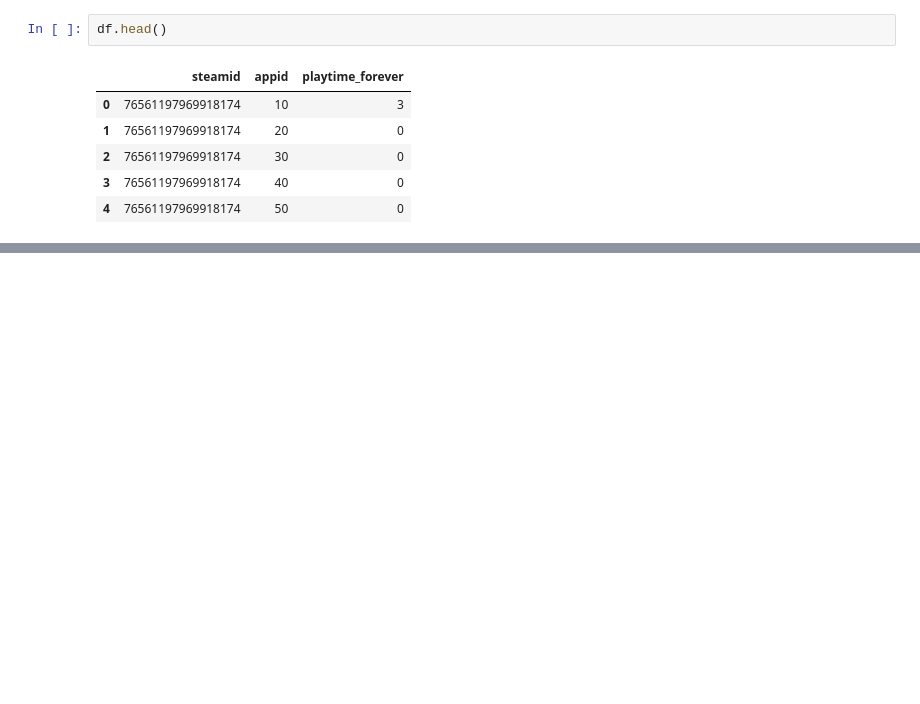
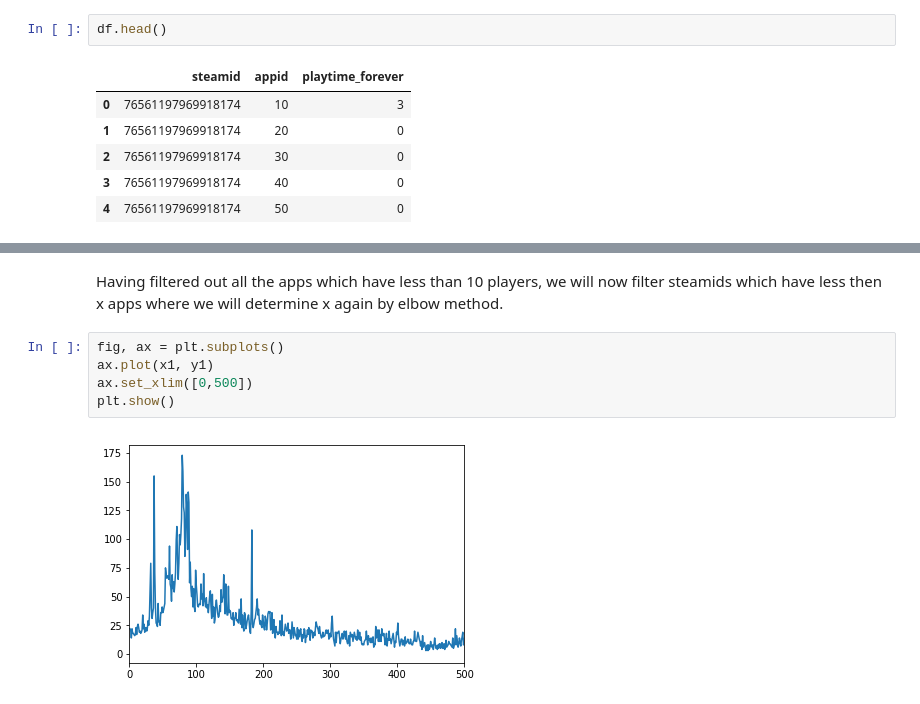
Before and after one commit to raghavjajodia/steamGameRec, a Jupyter notebook: Basic Analysis.ipynb, the cells around one changed output, grey strips where cells are left out. Saved outputs shown, nothing was run; the diff lists cells and outputs as text; blank space fills up the shorter version.

```diff
--- a/Basic Analysis.ipynb
+++ b/Basic Analysis.ipynb
@@ -45,0 +137,9 @@ Density : 1.458 %
+# %% [markdown]
+Having filtered out all the apps which have less than 10 players, we will now filter steamids which have less then x apps where we will determine x again by elbow method.
+# %%
+fig, ax = plt.subplots()
+ax.plot(x1, y1)
+ax.set_xlim([0,500])
+plt.show()
+# %% [output]
+[figure, added]
```
Also changed, not shown: parts of 32 cells of this notebook, 1 other file.
